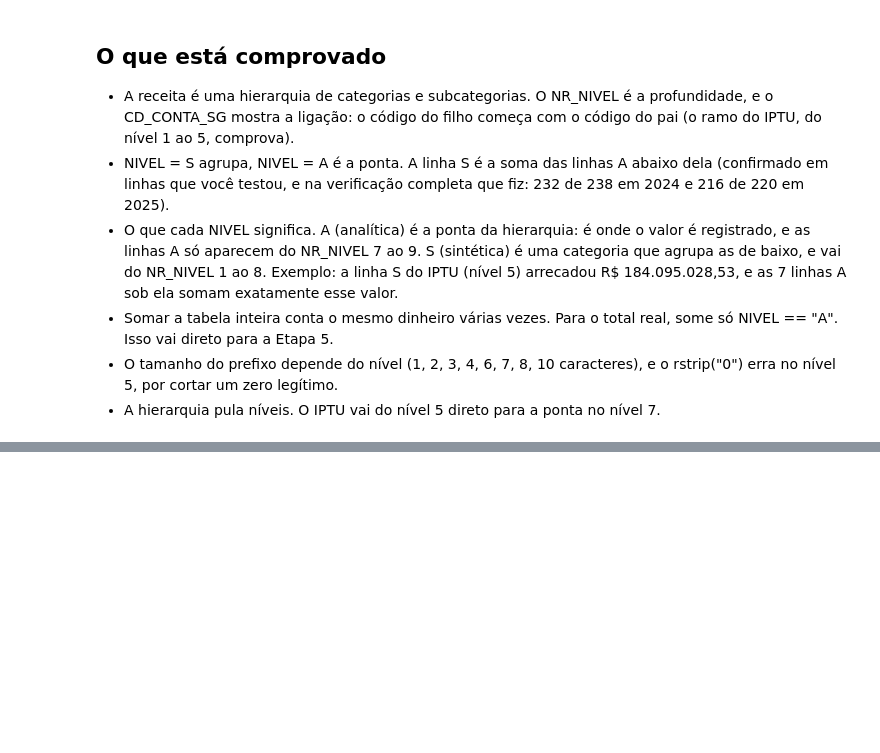
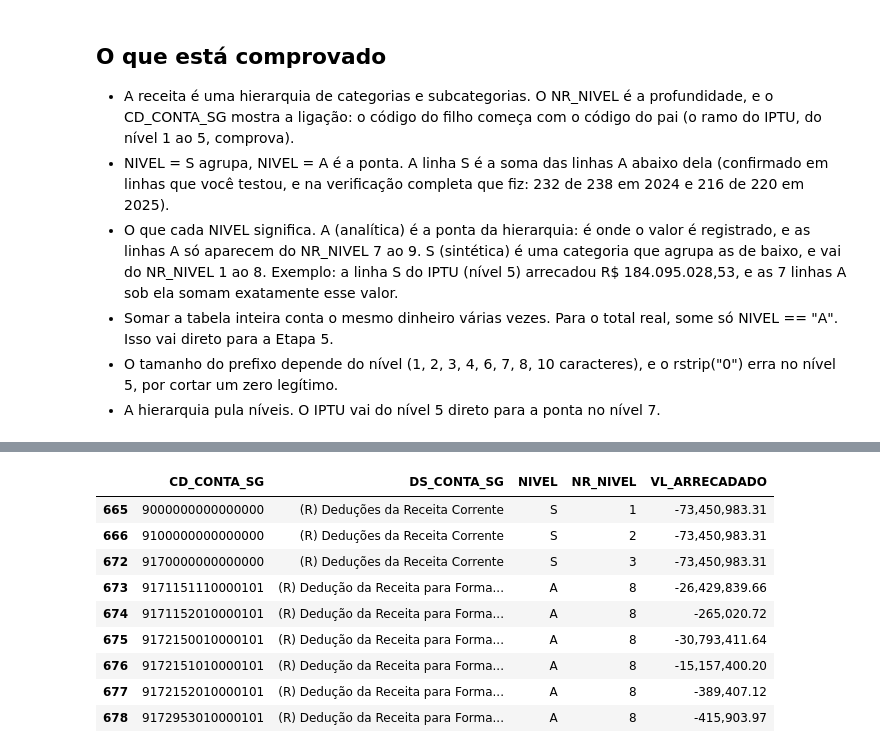
Before and after one commit to RafaelsBahr/Pelotas-Budget-Pipeline, a Jupyter notebook: notebooks/01_exploracao.ipynb, the cells around one changed output, grey strips where cells are left out. Saved outputs shown, nothing was run; the diff lists cells and outputs as text; code cells hidden in the pictures; blank space fills up the shorter version.

```diff
--- a/notebooks/01_exploracao.ipynb
+++ b/notebooks/01_exploracao.ipynb
@@ -428,0 +585,14 @@ print(df[(filtro_nivel_a) & (filtro_codigo)]["VL_ARRECADADO"].sum().round(2))
+# %%
+filtro_negativo = receita_2024["VL_ARRECADADO"] < 0
+receita_2024[filtro_negativo][["CD_CONTA_SG", "DS_CONTA_SG", "NIVEL", "NR_NIVEL", "VL_ARRECADADO"]]
+# %% [output]
+|  | CD_CONTA_SG | DS_CONTA_SG | NIVEL | NR_NIVEL | VL_ARRECADADO |
+| 665 | 9000000000000000 | (R) Deduções da Receita Corrente | S | 1 | -73,450,983.31 |
+| 666 | 9100000000000000 | (R) Deduções da Receita Corrente | S | 2 | -73,450,983.31 |
+| 672 | 9170000000000000 | (R) Deduções da Receita Corrente | S | 3 | -73,450,983.31 |
+| 673 | 9171151110000101 | (R) Dedução da Receita para Forma... | A | 8 | -26,429,839.66 |
+| 674 | 9171152010000101 | (R) Dedução da Receita para Forma... | A | 8 | -265,020.72 |
+| 675 | 9172150010000101 | (R) Dedução da Receita para Forma... | A | 8 | -30,793,411.64 |
+| 676 | 9172151010000101 | (R) Dedução da Receita para Forma... | A | 8 | -15,157,400.20 |
+| 677 | 9172152010000101 | (R) Dedução da Receita para Forma... | A | 8 | -389,407.12 |
+| 678 | 9172953010000101 | (R) Dedução da Receita para Forma... | A | 8 | -415,903.97 |
```
Also changed, not shown: parts of 19 cells of this notebook.
